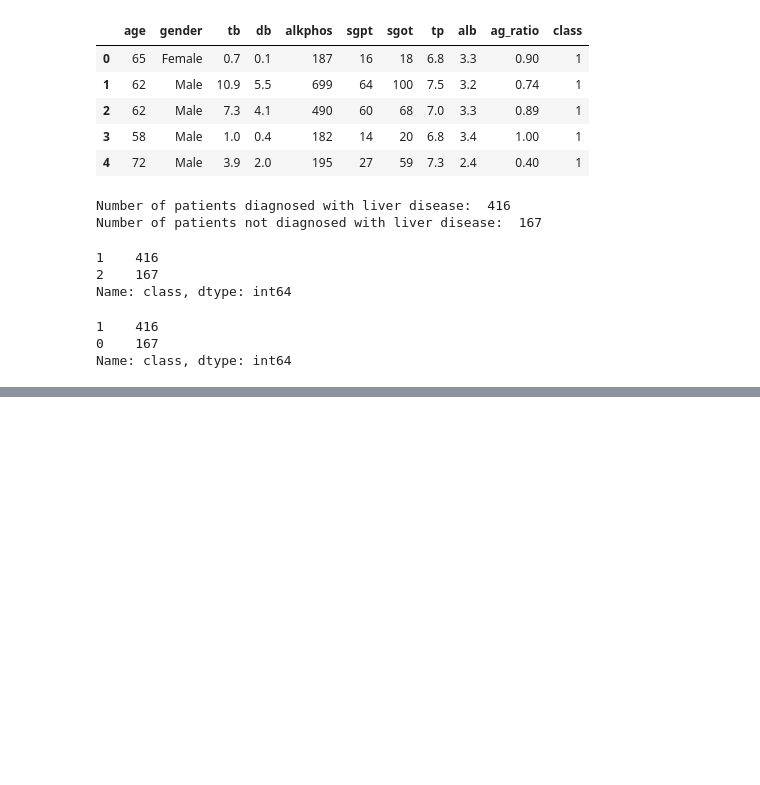
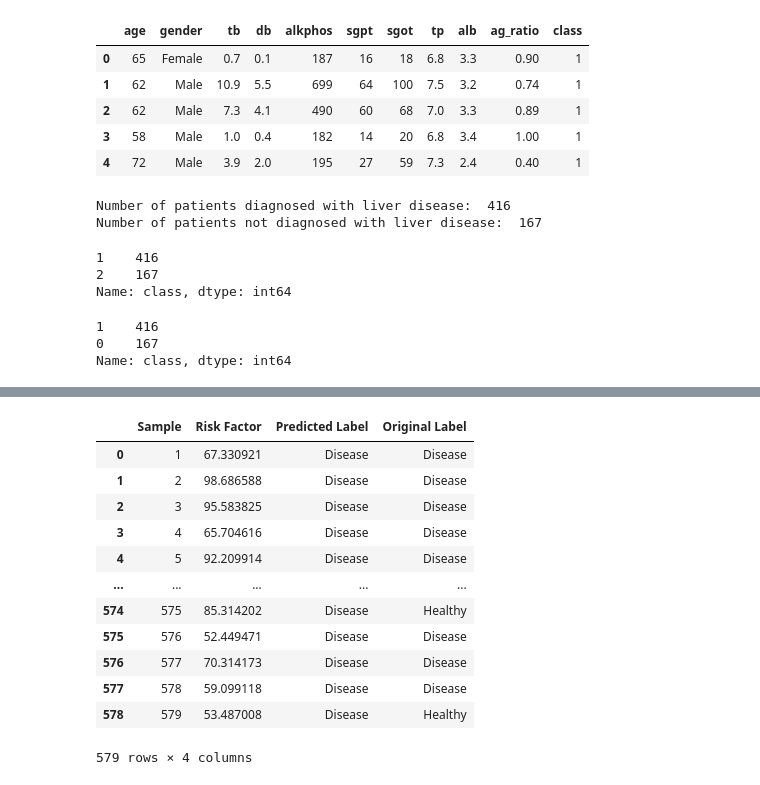
Before and after one commit to koushikroy/liver_disease_prediction, a Jupyter notebook: risk_factor.ipynb, the cells around one changed output, grey strips where cells are left out. Saved outputs shown, nothing was run; the diff lists cells and outputs as text; code cells hidden in the pictures; blank space fills up the shorter version.

```diff
--- a/risk_factor.ipynb
+++ b/risk_factor.ipynb
@@ -103,0 +121,16 @@ Please also refer to the documentation for alternative solver options:
+# %%
+results_df
+# %% [output]
+|  | Sample | Risk Factor | Predicted Label | Original Label |
+| 0 | 1 | 67.330921 | Disease | Disease |
+| 1 | 2 | 98.686588 | Disease | Disease |
+| 2 | 3 | 95.583825 | Disease | Disease |
+| 3 | 4 | 65.704616 | Disease | Disease |
+| 4 | 5 | 92.209914 | Disease | Disease |
+| ... | ... | ... | ... | ... |
+| 574 | 575 | 85.314202 | Disease | Healthy |
+| 575 | 576 | 52.449471 | Disease | Disease |
+| 576 | 577 | 70.314173 | Disease | Disease |
+| 577 | 578 | 59.099118 | Disease | Disease |
+| 578 | 579 | 53.487008 | Disease | Healthy |
+579 rows × 4 columns
```
Also changed, not shown: parts of 5 cells of this notebook, 8 other files.
